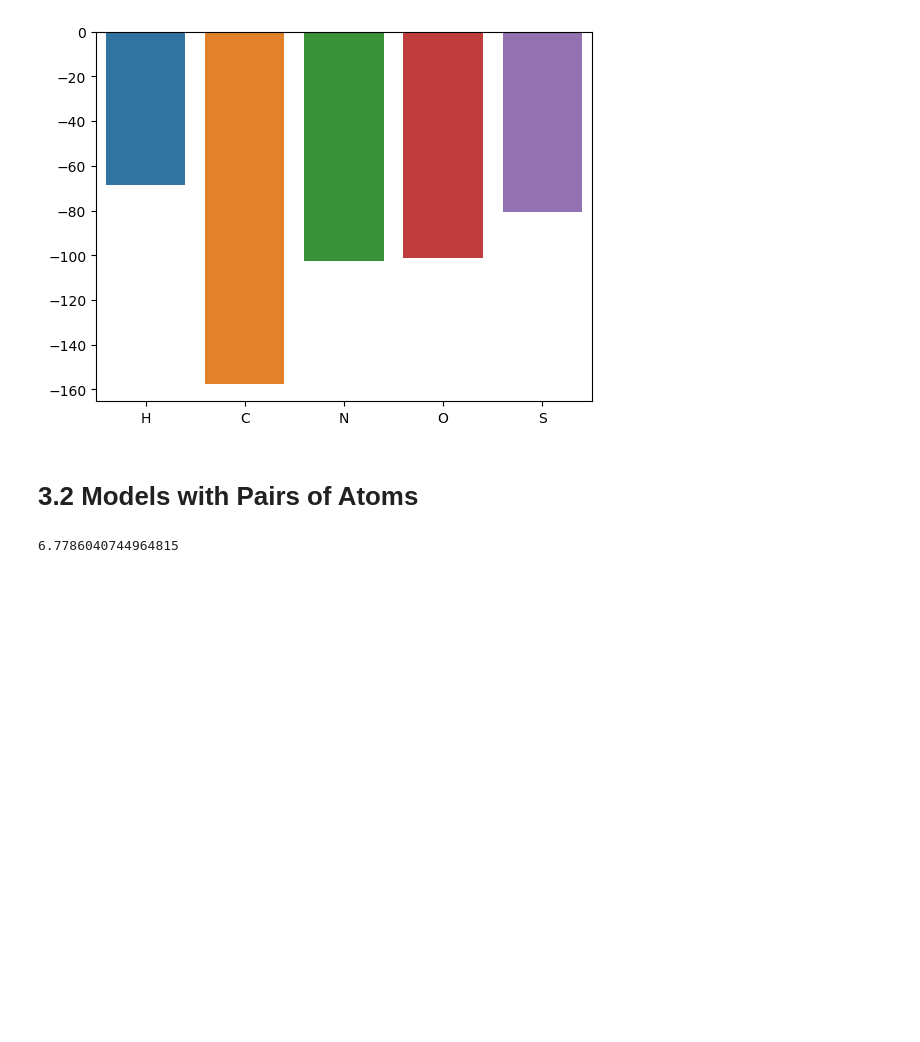
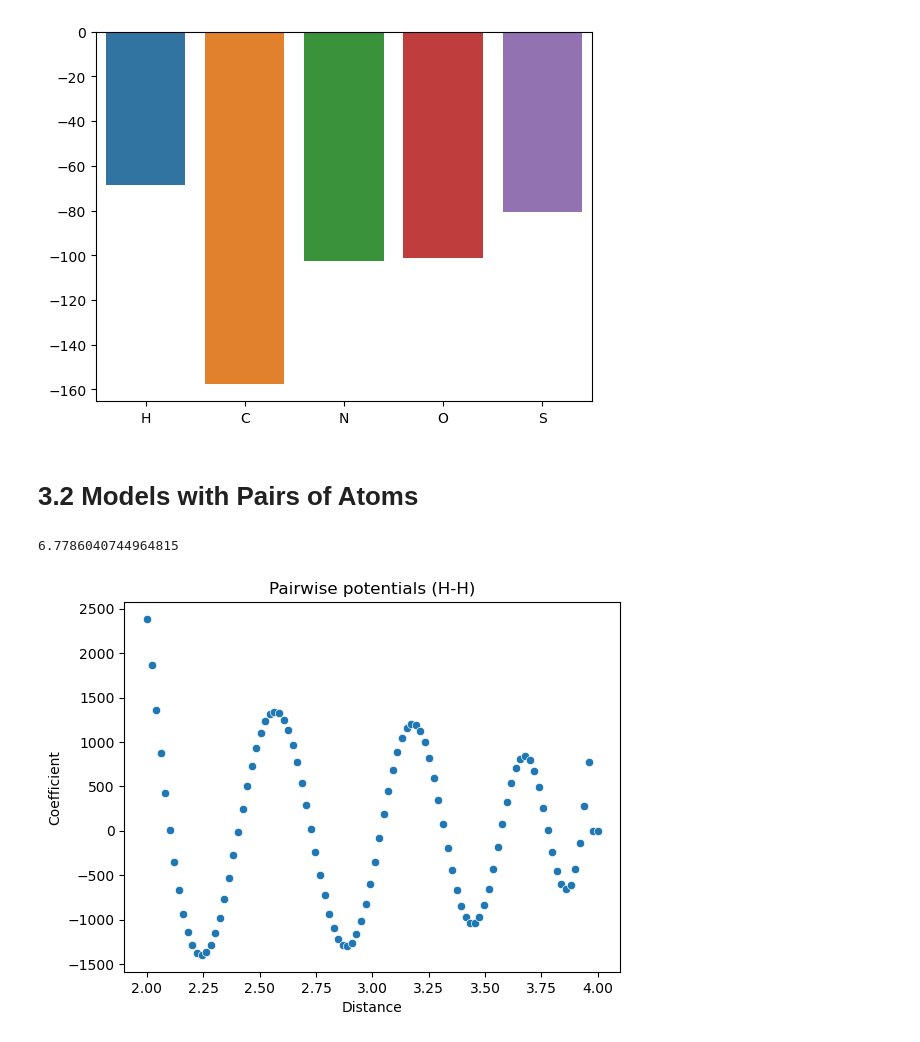
Before and after one commit to jascha-je/LabML4DS, a Jupyter notebook: p2/p2_jascha.ipynb, the cells around one changed output. Cells and saved outputs as stored; diff of their text form; code cells hidden in the pictures; blank space fills up the shorter version.

Commit message:
added pairwise potential plot test

```diff
--- a/p2/p2_jascha.ipynb
+++ b/p2/p2_jascha.ipynb
@@ -321,3 +320,12 @@ model.fit(X_train, y_train)
 mean_absolute_error(y_test, model.predict(X_test))
 # %% [output]
 6.7786040744964815
+# %%
+# Plot pairwise potentials (H-H pair)
+g = sns.scatterplot(x=intervals, y=model.coef_.reshape(100, 15)[:, 0])
+g.set_xlabel("Distance")
+g.set_ylabel("Coefficient")
+g.set_title('Pairwise potentials (H-H)')
+plt.show()
+# %% [output]
+[figure, added]
```
Also changed, not shown: parts of 2 cells of this notebook.
